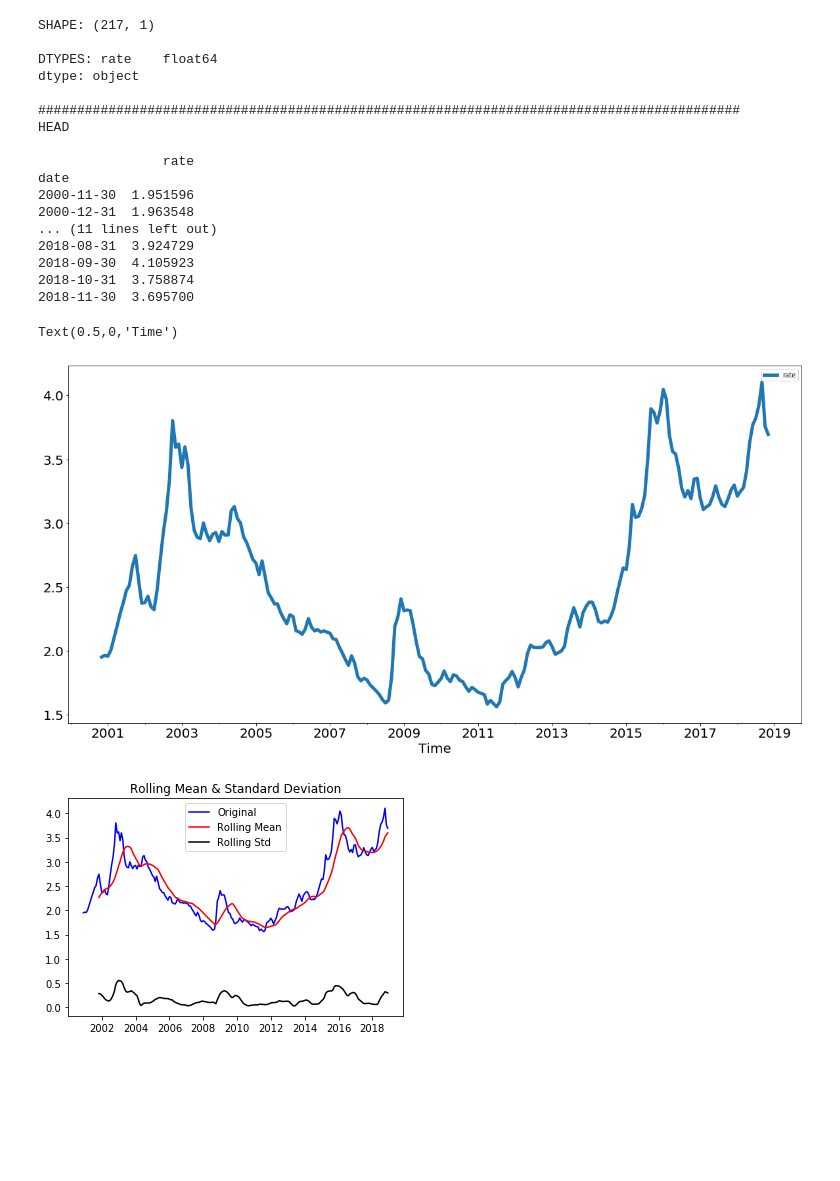
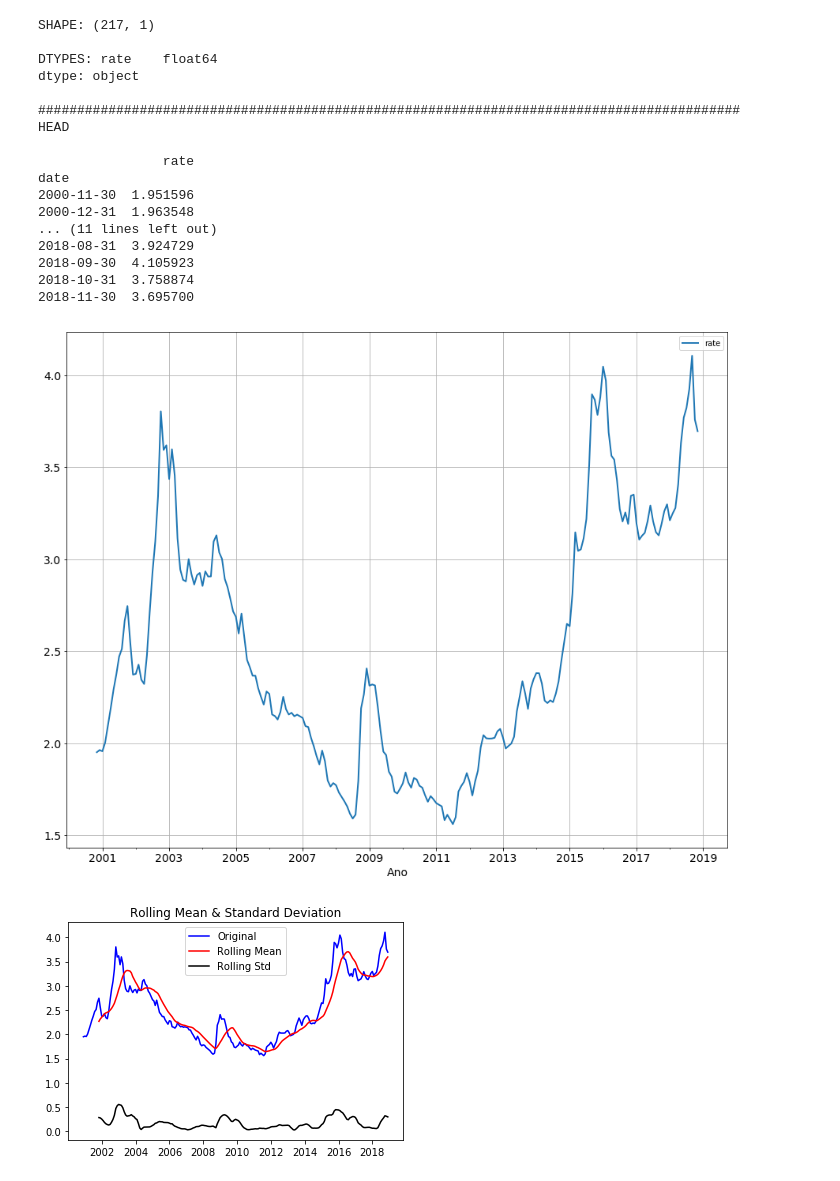
Before and after one commit to jorgealmeidajr/tcc-senai-timeseries, a Jupyter notebook: src/timeseries01-analysis.ipynb, the cells around one changed output. Cells and saved outputs as stored; diff of their text form; code cells hidden in the pictures; blank space fills up the shorter version.

```diff
--- a/src/timeseries01-analysis.ipynb
+++ b/src/timeseries01-analysis.ipynb
@@ -185,12 +181,10 @@ date
 2018-09-30  4.105923
 2018-10-31  3.758874
 2018-11-30  3.695700
-# %%
-df_monthly.plot(figsize=(20,10), linewidth=5, fontsize=20)
-plt.xlabel('Time', fontsize=20)
-# %% [output]
-Text(0.5,0,'Time')
-[figure, removed]
+# %%
+timeseries.plot_timeserie(df_monthly)
+# %% [output]
+[figure, added]
 # %%
 timeseries.check_stationarity(df_monthly, window=12)
 # %% [output]
```
Also changed, not shown: parts of 4 cells of this notebook, 3 other files.
